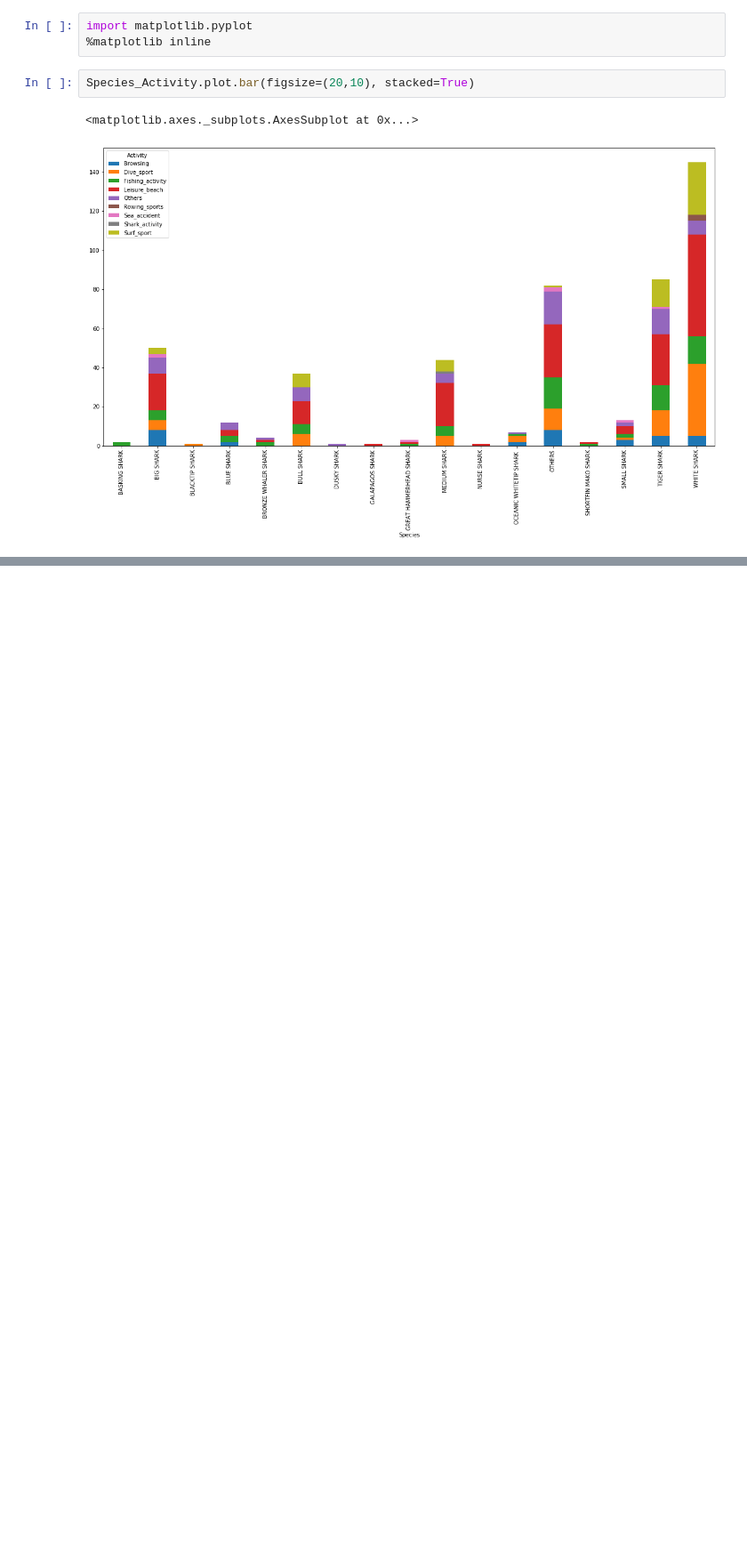
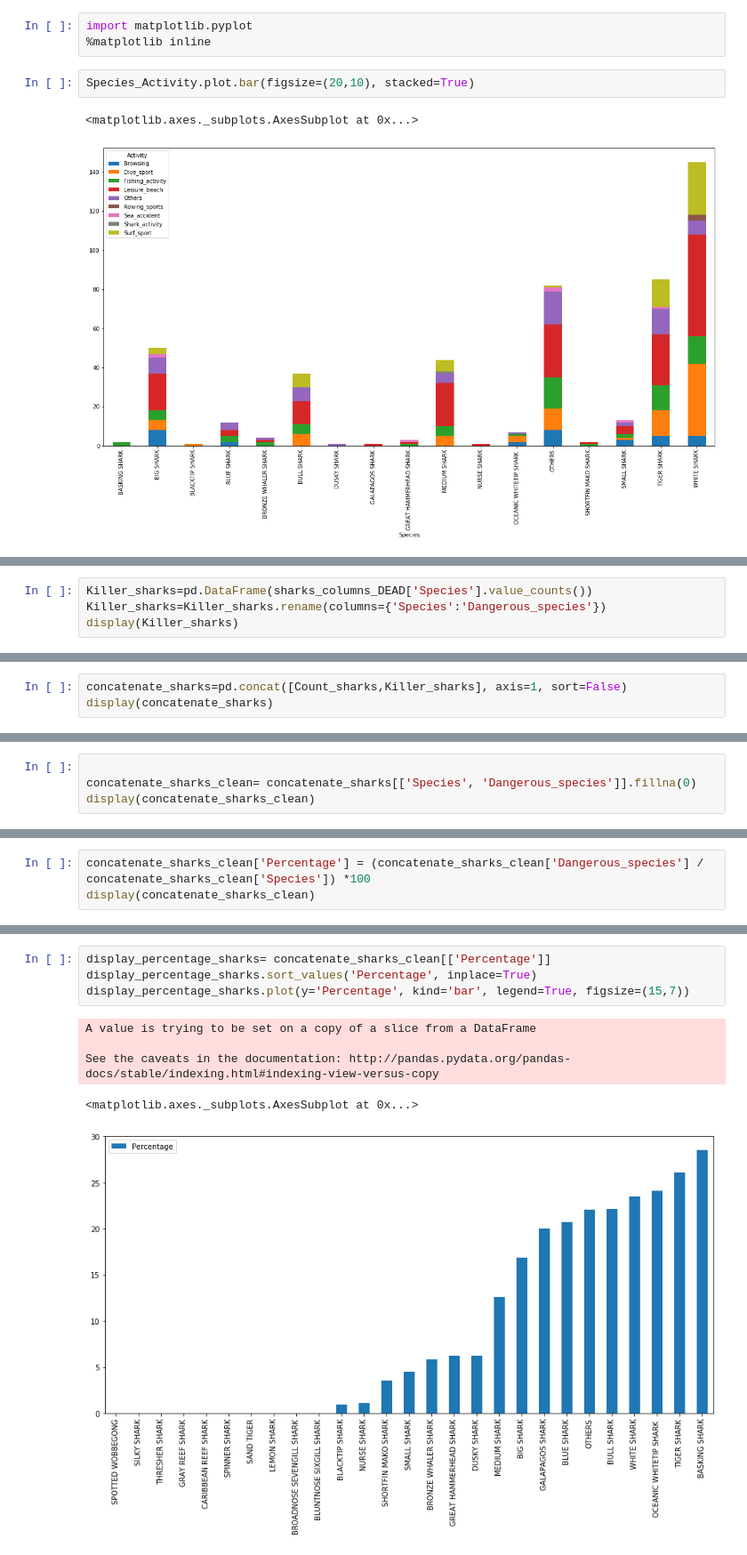
Before and after one commit to ironhack-datalabs/datamad0619, a Jupyter notebook: module-1/pandas-project/your-code/Shark-Analysis.ipynb, the cells around one changed output, grey strips where cells are left out. Shown at 89% size. Drawn from its saved outputs; the diff is of its cells as text; blank space fills up the shorter version.

```diff
--- a/module-1/pandas-project/your-code/Shark-Analysis.ipynb
+++ b/module-1/pandas-project/your-code/Shark-Analysis.ipynb
@@ -195,0 +285,4 @@ print (table)
+# %%
+Killer_sharks=pd.DataFrame(sharks_columns_DEAD['Species'].value_counts())
+Killer_sharks=Killer_sharks.rename(columns={'Species':'Dangerous_species'})
+display(Killer_sharks)
@@ -195,0 +308,3 @@ print (table)
+# %%
+concatenate_sharks=pd.concat([Count_sharks,Killer_sharks], axis=1, sort=False)
+display(concatenate_sharks)
@@ -195,0 +329,4 @@ print (table)
+# %%
+
+concatenate_sharks_clean= concatenate_sharks[['Species', 'Dangerous_species']].fillna(0)
+display(concatenate_sharks_clean)
@@ -195,0 +351,3 @@ print (table)
+# %%
+concatenate_sharks_clean['Percentage'] = (concatenate_sharks_clean['Dangerous_species'] / concatenate_sharks_clean['Species']) *100
+display(concatenate_sharks_clean)
@@ -195,0 +372,10 @@ print (table)
+# %%
+display_percentage_sharks= concatenate_sharks_clean[['Percentage']]
+display_percentage_sharks.sort_values('Percentage', inplace=True)
+display_percentage_sharks.plot(y='Percentage', kind='bar', legend=True, figsize=(15,7))
+# %% [output]
+A value is trying to be set on a copy of a slice from a DataFrame
+
+See the caveats in the documentation: http://pandas.pydata.org/pandas-docs/stable/indexing.html#indexing-view-versus-copy
+<matplotlib.axes._subplots.AxesSubplot at 0x...>
+[figure, added]
```
Also changed, not shown: parts of 22 cells of this notebook.
